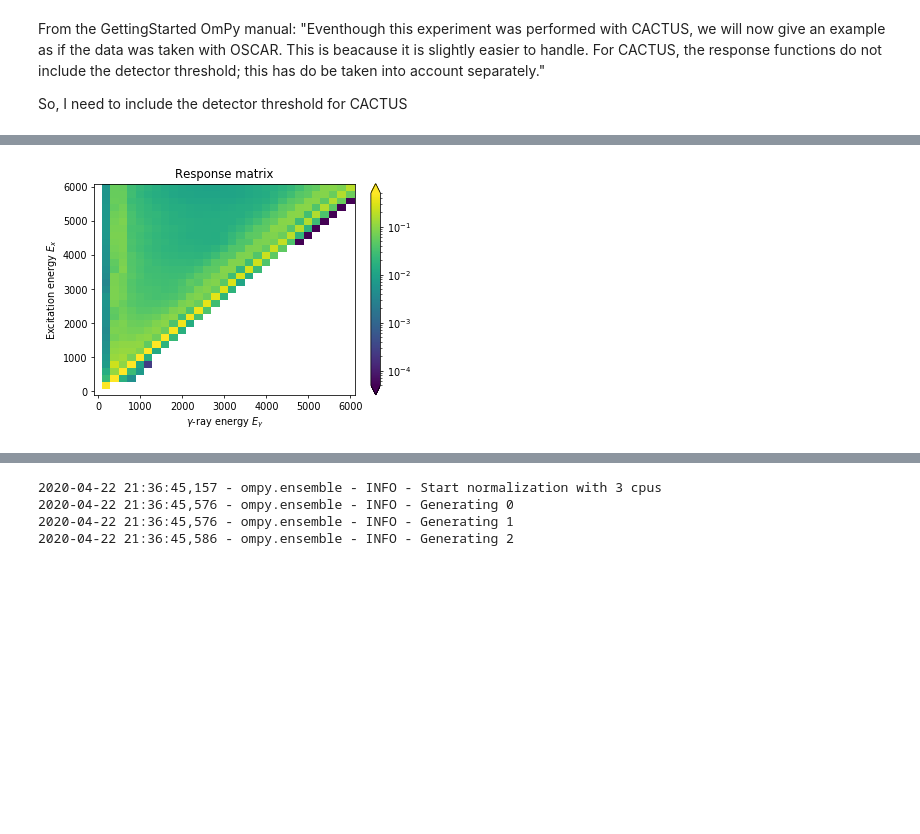
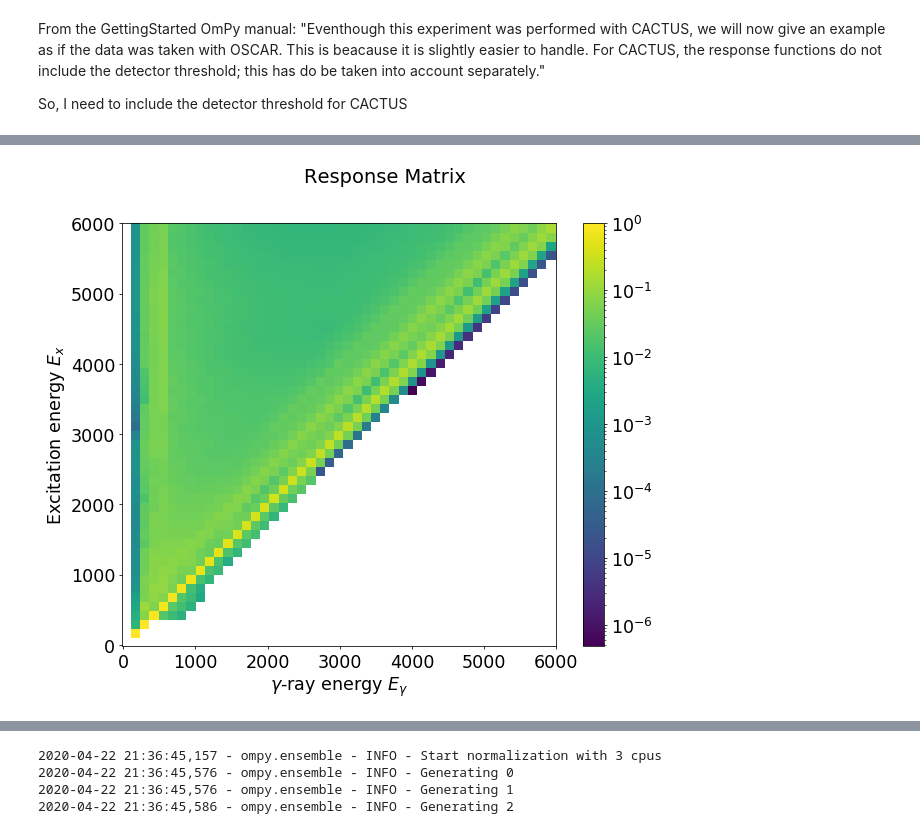
Before and after one commit to tellefs/OmPy_233U, a Jupyter notebook: osloMethod_U233_aa.ipynb, the cells around one changed output, grey strips where cells are left out. Saved outputs shown, nothing was run; the diff lists cells and outputs as text; code cells hidden in the pictures; blank space fills up the shorter version.

```diff
--- a/osloMethod_U233_aa.ipynb
+++ b/osloMethod_U233_aa.ipynb
@@ -32,3 +58,14 @@ raw.plot();
+# %%
+def plot_matrix(matrix, fig_name, title, scale='log', x_label='$\gamma$-ray energy $E_\gamma$', ylabel='Excitation energy $E_x$'):
+    fig, ax = plt.subplots(figsize=(10, 8))
+    matrix.plot(ax=ax, scale=scale);
+    ax.tick_params(axis='both', labelsize=18)
+    ax.set_xlabel('$\gamma$-ray energy $E_\gamma$',fontsize=18)
+    ax.set_ylabel('Excitation energy $E_x$',fontsize=18)
+    ax.set_title(None)
+    fig.suptitle(title, fontsize=20)
+    fig.axes[1].tick_params(labelsize=18)
+    fig.savefig(fig_name)
 # %%
 #plot raw matrix
 raw_plot_big = raw.copy()
@@ -332,10 +247,17 @@ folderpath = "../OCL_response_functions/nai2012_for_opt13"
 Eg = raw.Eg
 
 # Experimental relative FWHM at 1.33 MeV of resulting array
-fwhm_abs = 90.44 # (30/1330 = 2.25% ) #SJEKK DENNE
+#fwhm_abs = 30 # (30/1330 = 2.25% ) #LaBr
+fwhm_abs = 90.44 # (90/1330 = 6.8%) #CACTUS
 
-# Magne recommends 1/10 of the actual resolution for unfolding purposes
+
 response = om.Response(folderpath)
 R_ompy_view, R_tab_view = response.interpolate(Eg, fwhm_abs=fwhm_abs, return_table=True)
-R_ompy_unf, R_tab_unf = response.interpolate(Eg, fwhm_abs=fwhm_abs/10., return_table=True)
+# Magne recommends 1/10 of the actual resolution for unfolding purposes (see article)
+R_ompy_unf, R_tab_unf = response.interpolate(Eg, fwhm_abs=fwhm_abs/10, return_table=True)
+
+R_ompy_view.save("R_ompy_view.m")
+R_ompy_unf.save("R_ompy_unf.m")
+R_tab_view.to_pickle("R_tab_view.pkl")
+R_tab_unf.to_pickle("R_tab_unf.pkl")
 # %% [output]
@@ -344,25 +266,23 @@ R_ompy_unf, R_tab_unf = response.interpolate(Eg, fwhm_abs=fwhm_abs/10., return_t
 # %%
 # adding response function for CACTUS
-# SJEKK DETTE
 
 fthreshold = sp.interpolate.interp1d([30., 80., 122., 183., 244., 294., 344., 562., 779., 1000.],
                       [0.0, 0.0, 0.0, 0.06, 0.44, 0.60, 0.87, 0.99, 1.00, 1.00],
-                      fill_value="extrapolate")
+                      fill_value="extrapolate") #from mama-software ('folding.f')
 
 def apply_detector_threshold(response, table, fthreshold):
     thres = fthreshold(response.Eg)
     response.values = response.values * thres
     # renormalize
     response.values = om.div0(response.values, response.values.sum(axis=1)[:, np.newaxis])
     table["eff_tot"] *= thres
 
 apply_detector_threshold(R_ompy_unf, R_tab_unf, fthreshold)
 apply_detector_threshold(R_ompy_view, R_tab_view, fthreshold)
 
-R_ompy_view.plot(title="Response matrix", vmin=5e-5, vmax=5e-1,
-                 scale="log");
+plot_matrix(R_ompy_view, 'plots/response_matrix', title='Response Matrix', scale='log')
 # %% [output]
-[figure, old version]
+[figure, new version]
 # %%
 ### UNFOLDING
 
```
Also changed, not shown: parts of 15 cells of this notebook.
